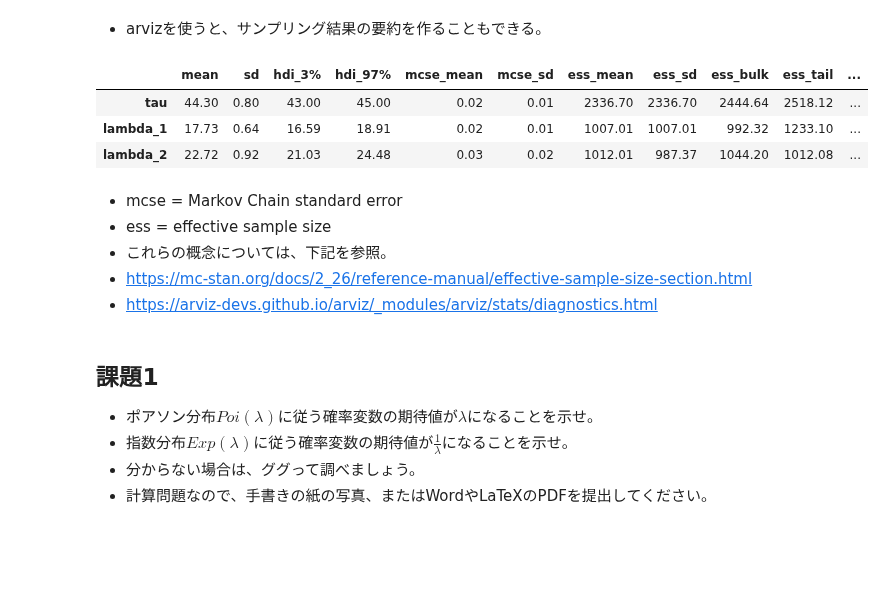
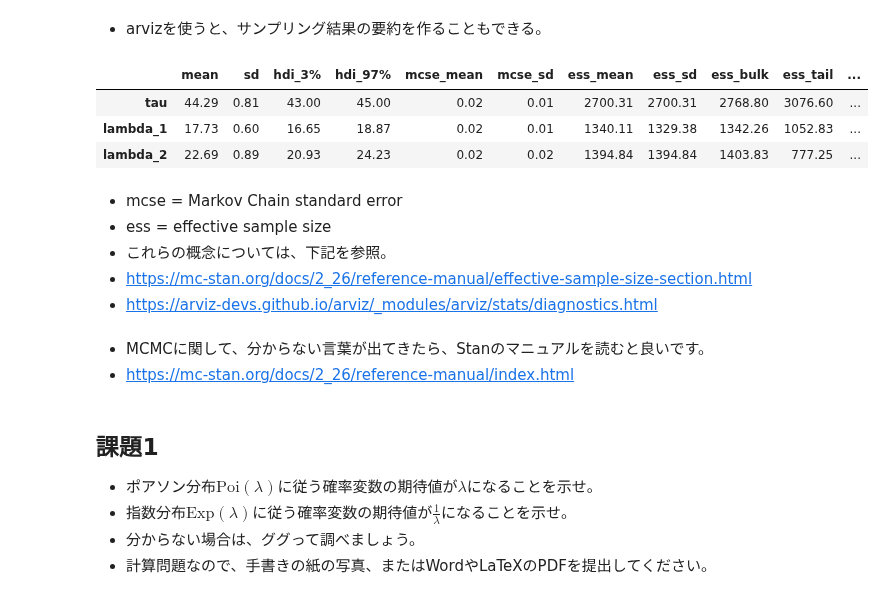
Before and after one commit to tomonari-masada/course2021-stats2, a Jupyter notebook: 01_introduction.ipynb, the cells around one changed output. Drawn from its saved outputs; the diff is of its cells as text; code cells hidden in the pictures; blank space fills up the shorter version.

```diff
--- a/01_introduction.ipynb
+++ b/01_introduction.ipynb
@@ -483,22 +519,24 @@ with model:
 # %% [markdown]
 * arvizを使うと、サンプリング結果の要約を作ることもできる。
 # %%
-with model:
-    display(az.summary(trace, round_to=2))
+az.summary(trace, round_to=2)
 # %% [output]
 |  | mean | sd | hdi_3% | hdi_97% | mcse_mean | mcse_sd | ess_mean | ess_sd | ess_bulk | ess_tail | ... |
-| tau | 44.30 | 0.80 | 43.00 | 45.00 | 0.02 | 0.01 | 2336.70 | 2336.70 | 2444.64 | 2518.12 | ... |
-| lambda_1 | 17.73 | 0.64 | 16.59 | 18.91 | 0.02 | 0.01 | 1007.01 | 1007.01 | 992.32 | 1233.10 | ... |
-| lambda_2 | 22.72 | 0.92 | 21.03 | 24.48 | 0.03 | 0.02 | 1012.01 | 987.37 | 1044.20 | 1012.08 | ... |
+| tau | 44.29 | 0.81 | 43.00 | 45.00 | 0.02 | 0.01 | 2700.31 | 2700.31 | 2768.80 | 3076.60 | ... |
+| lambda_1 | 17.73 | 0.60 | 16.65 | 18.87 | 0.02 | 0.01 | 1340.11 | 1329.38 | 1342.26 | 1052.83 | ... |
+| lambda_2 | 22.69 | 0.89 | 20.93 | 24.23 | 0.02 | 0.02 | 1394.84 | 1394.84 | 1403.83 | 777.25 | ... |
 # %% [markdown]
 * mcse = Markov Chain standard error
 * ess = effective sample size
 * これらの概念については、下記を参照。
  * https://mc-stan.org/docs/2_26/reference-manual/effective-sample-size-section.html
  * https://arviz-devs.github.io/arviz/_modules/arviz/stats/diagnostics.html
+# %% [markdown]
+* MCMCに関して、分からない言葉が出てきたら、Stanのマニュアルを読むと良いです。
+ * https://mc-stan.org/docs/2_26/reference-manual/index.html
 # %% [markdown]
 ## 課題1
-* ポアソン分布$Poi(\lambda)$に従う確率変数の期待値が$\lambda$になることを示せ。
-* 指数分布$Exp(\lambda)$に従う確率変数の期待値が$\frac{1}{\lambda}$になることを示せ。
+* ポアソン分布$\text{Poi}(\lambda)$に従う確率変数の期待値が$\lambda$になることを示せ。
+* 指数分布$\text{Exp}(\lambda)$に従う確率変数の期待値が$\frac{1}{\lambda}$になることを示せ。
  * 分からない場合は、ググって調べましょう。
  * 計算問題なので、手書きの紙の写真、またはWordやLaTeXのPDFを提出してください。
```
Also changed, not shown: parts of 48 cells of this notebook.
